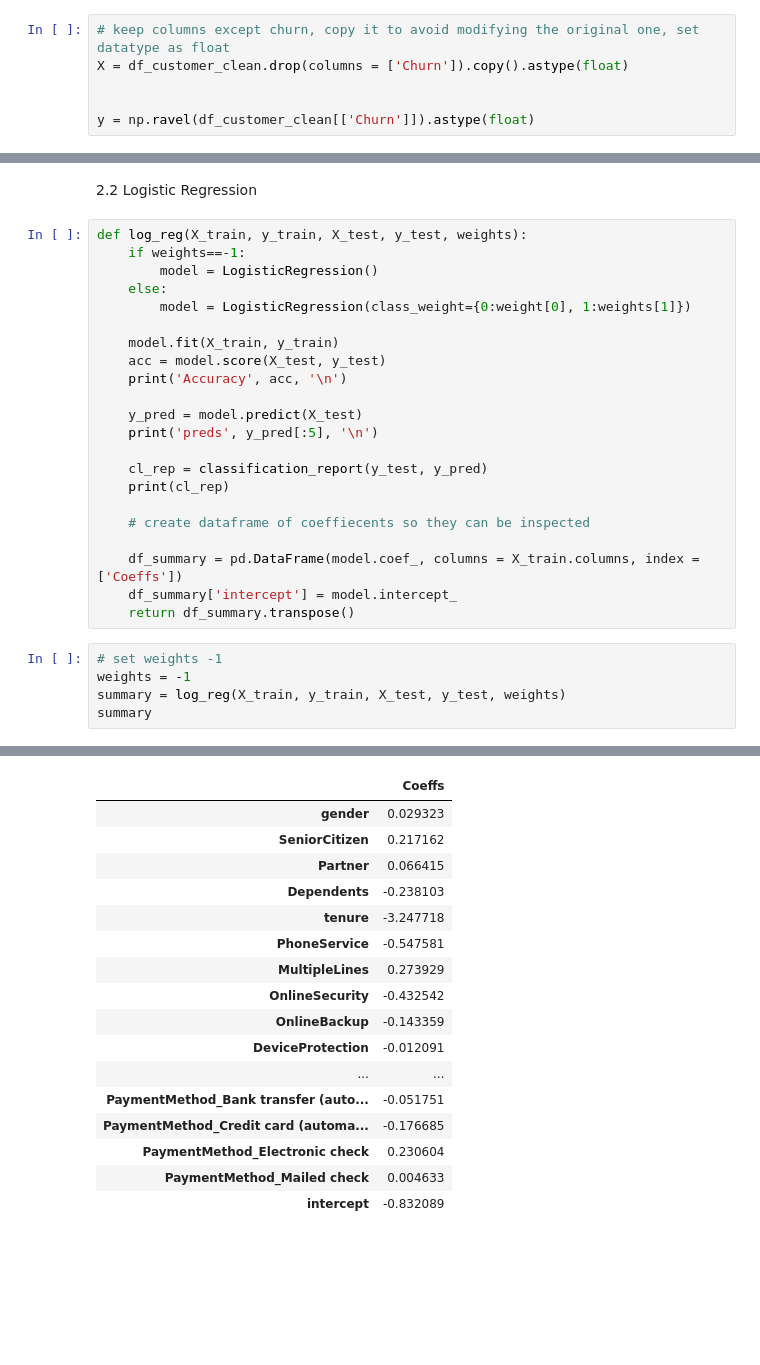
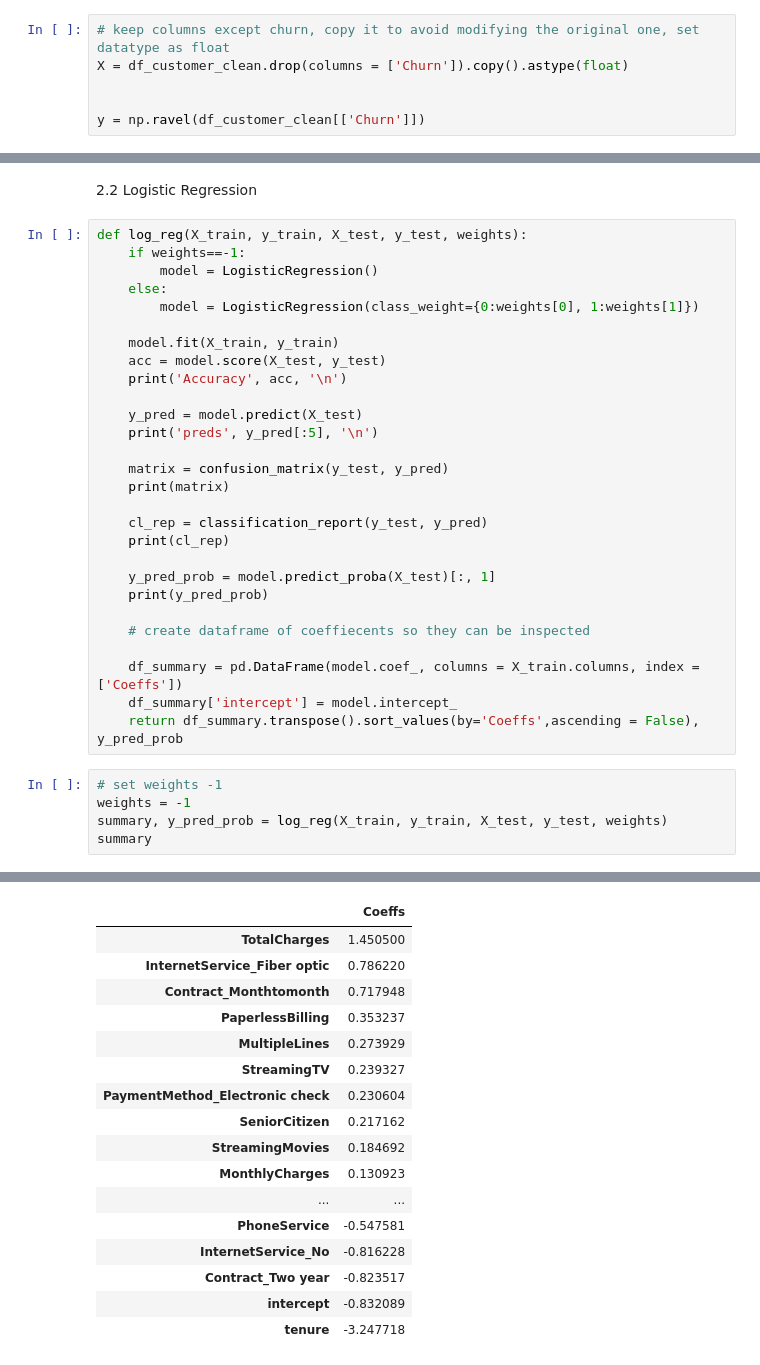
Before and after one commit to xiangivyli/data-science-portfolio, a Jupyter notebook: BT Customer Churn Prediction/BT_Customer_Churn_Prediction.ipynb, the cells around one changed output, grey strips where cells are left out. Drawn from its saved outputs; the diff is of its cells as text; blank space fills up the shorter version.

```diff
--- a/BT Customer Churn Prediction/BT_Customer_Churn_Prediction.ipynb
+++ b/BT Customer Churn Prediction/BT_Customer_Churn_Prediction.ipynb
@@ -212,7 +212,7 @@ After preparing data, there are several steps to build model:
 X = df_customer_clean.drop(columns = ['Churn']).copy().astype(float)
 
 
-y = np.ravel(df_customer_clean[['Churn']]).astype(float)
+y = np.ravel(df_customer_clean[['Churn']])
 # %%
 X.sample(5)
 # %% [output]
@@ -265,7 +265,7 @@ def log_reg(X_train, y_train, X_test, y_test, weights):
     if weights==-1:
         model = LogisticRegression()
     else:
-        model = LogisticRegression(class_weight={0:weight[0], 1:weights[1]})
+        model = LogisticRegression(class_weight={0:weights[0], 1:weights[1]})
 
     model.fit(X_train, y_train)
     acc = model.score(X_test, y_test)
@@ -274,18 +274,24 @@ def log_reg(X_train, y_train, X_test, y_test, weights):
     y_pred = model.predict(X_test)
     print('preds', y_pred[:5], '\n')
 
+    matrix = confusion_matrix(y_test, y_pred)
+    print(matrix)
+
     cl_rep = classification_report(y_test, y_pred)
     print(cl_rep)
+
+    y_pred_prob = model.predict_proba(X_test)[:, 1]
+    print(y_pred_prob)
 
     # create dataframe of coeffiecents so they can be inspected
 
     df_summary = pd.DataFrame(model.coef_, columns = X_train.columns, index = ['Coeffs'])
     df_summary['intercept'] = model.intercept_
-    return df_summary.transpose()
+    return df_summary.transpose().sort_values(by='Coeffs',ascending = False), y_pred_prob
 # %%
 # set weights -1
 weights = -1
-summary = log_reg(X_train, y_train, X_test, y_test, weights)
+summary, y_pred_prob = log_reg(X_train, y_train, X_test, y_test, weights)
 summary
 # %% [output]
 Accuracy 0.820184790334044
@@ -303,17 +313,17 @@ weighted avg       0.81      0.82      0.81      1407
 |  | Coeffs |
-| gender | 0.029323 |
+| TotalCharges | 1.450500 |
+| InternetService_Fiber optic | 0.786220 |
+| Contract_Monthtomonth | 0.717948 |
+| PaperlessBilling | 0.353237 |
+| MultipleLines | 0.273929 |
+| StreamingTV | 0.239327 |
+| PaymentMethod_Electronic check | 0.230604 |
 | SeniorCitizen | 0.217162 |
-| Partner | 0.066415 |
-| Dependents | -0.238103 |
+| StreamingMovies | 0.184692 |
+| MonthlyCharges | 0.130923 |
+| ... | ... |
+| PhoneService | -0.547581 |
+| InternetService_No | -0.816228 |
+| Contract_Two year | -0.823517 |
+| intercept | -0.832089 |
 | tenure | -3.247718 |
-| PhoneService | -0.547581 |
-| MultipleLines | 0.273929 |
-| OnlineSecurity | -0.432542 |
-| OnlineBackup | -0.143359 |
-| DeviceProtection | -0.012091 |
-| ... | ... |
-| PaymentMethod_Bank transfer (auto... | -0.051751 |
-| PaymentMethod_Credit card (automa... | -0.176685 |
-| PaymentMethod_Electronic check | 0.230604 |
-| PaymentMethod_Mailed check | 0.004633 |
-| intercept | -0.832089 |
```
Also changed, not shown: parts of 20 cells of this notebook.
